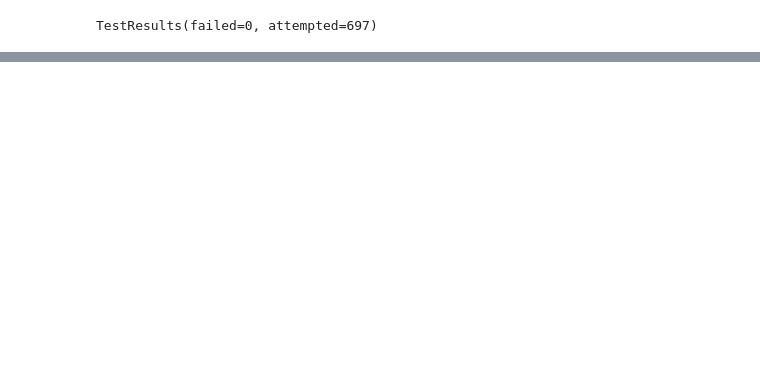
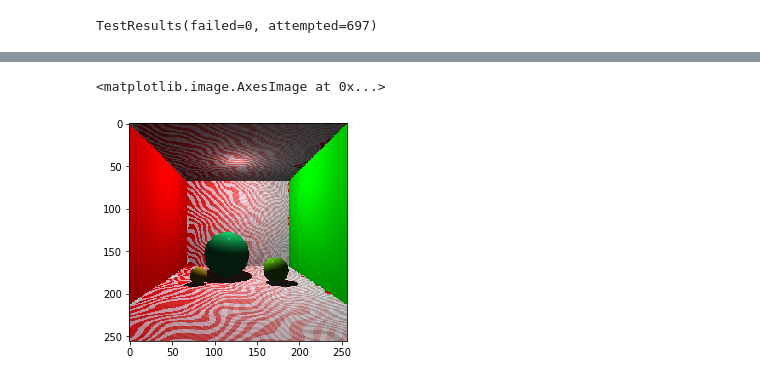
Before and after one commit to gbordelon/ray_tracer_challenge, a Jupyter notebook: main.ipynb, the cells around one changed output, grey strips where cells are left out. Saved outputs shown, nothing was run; the diff lists cells and outputs as text; code cells hidden in the pictures; blank space fills up the shorter version.

```diff
--- a/main.ipynb
+++ b/main.ipynb
@@ -141,0 +143,11 @@ ppm file written
+# %%
+import PIL.Image as Image
+from matplotlib.pyplot import imshow
+
+%matplotlib inline
+im = Image.open('./cornellbox6.ppm', 'r')
+im.save('./cornellbox6.jpg')
+imshow(im)
+# %% [output]
+<matplotlib.image.AxesImage at 0x...>
+[figure, added]
```
Also changed, not shown: parts of 1 cell of this notebook, 3 other files.
